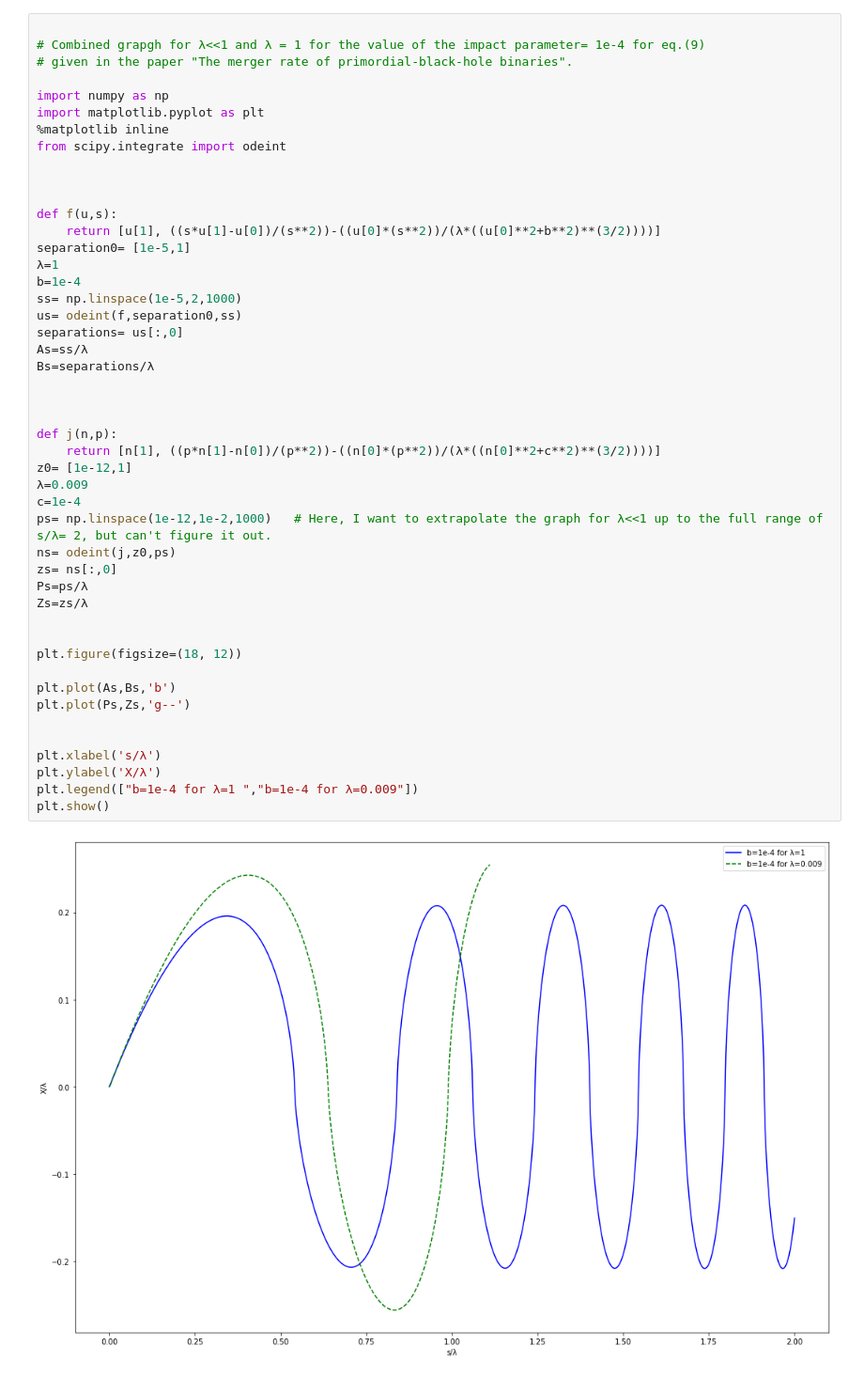
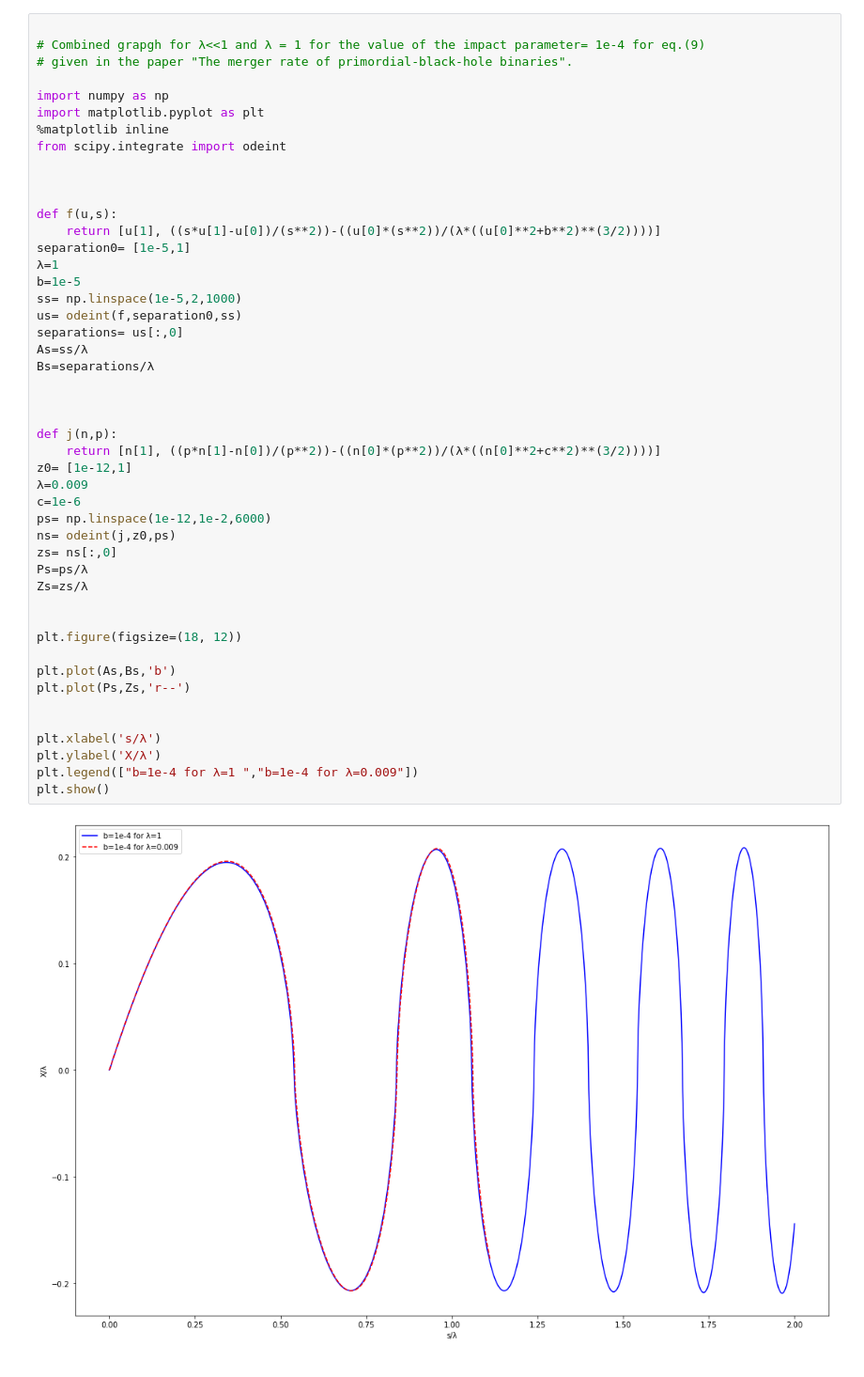
Before and after one commit to pratibhajangra591/Ifca-github, a Jupyter notebook: Semi-major 2.ipynb, the cells around one changed output. Shown at 94% size. Cells and saved outputs as stored; diff of their text form.

```diff
--- a/Semi-major 2.ipynb
+++ b/Semi-major 2.ipynb
@@ -92,36 +92,36 @@ def f(u,s):
     return [u[1], ((s*u[1]-u[0])/(s**2))-((u[0]*(s**2))/(λ*((u[0]**2+b**2)**(3/2))))]
 separation0= [1e-5,1]
 λ=1
-b=1e-4
+b=1e-5
 ss= np.linspace(1e-5,2,1000)
 us= odeint(f,separation0,ss)
 separations= us[:,0]
 As=ss/λ
 Bs=separations/λ
 
 
 
 def j(n,p):
     return [n[1], ((p*n[1]-n[0])/(p**2))-((n[0]*(p**2))/(λ*((n[0]**2+c**2)**(3/2))))]
 z0= [1e-12,1]
 λ=0.009
-c=1e-4
-ps= np.linspace(1e-12,1e-2,1000)   # Here, I want to extrapolate the graph for λ<<1 up to the full range of s/λ= 2, but can't figure it out.
+c=1e-6
+ps= np.linspace(1e-12,1e-2,6000)
 ns= odeint(j,z0,ps)
 zs= ns[:,0]
 Ps=ps/λ
 Zs=zs/λ
 
 
 plt.figure(figsize=(18, 12))
 
 plt.plot(As,Bs,'b')
-plt.plot(Ps,Zs,'g--')
+plt.plot(Ps,Zs,'r--')
 
 
 plt.xlabel('s/λ')
 plt.ylabel('X/λ')
 plt.legend(["b=1e-4 for λ=1 ","b=1e-4 for λ=0.009"])
 plt.show()
 # %% [output]
-[figure, old version]
+[figure, new version]
```
Also changed, not shown: parts of 1 cell of this notebook.
